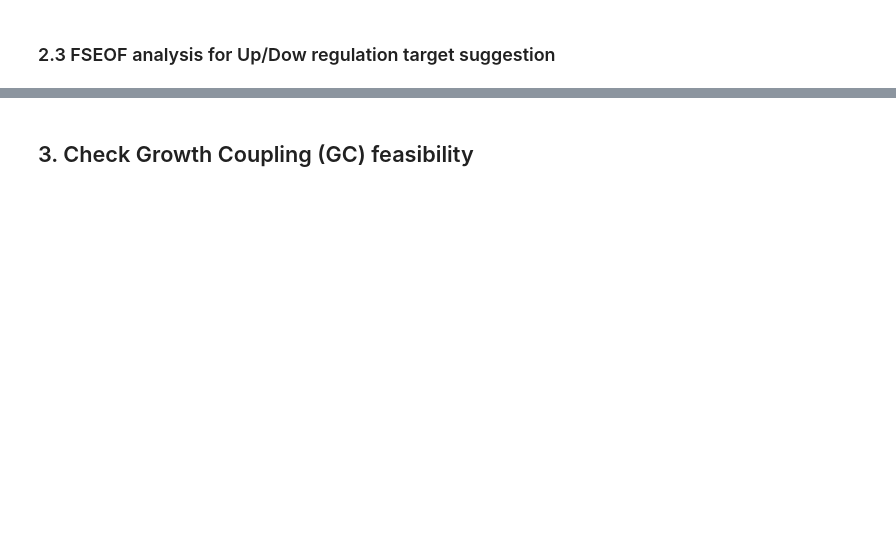
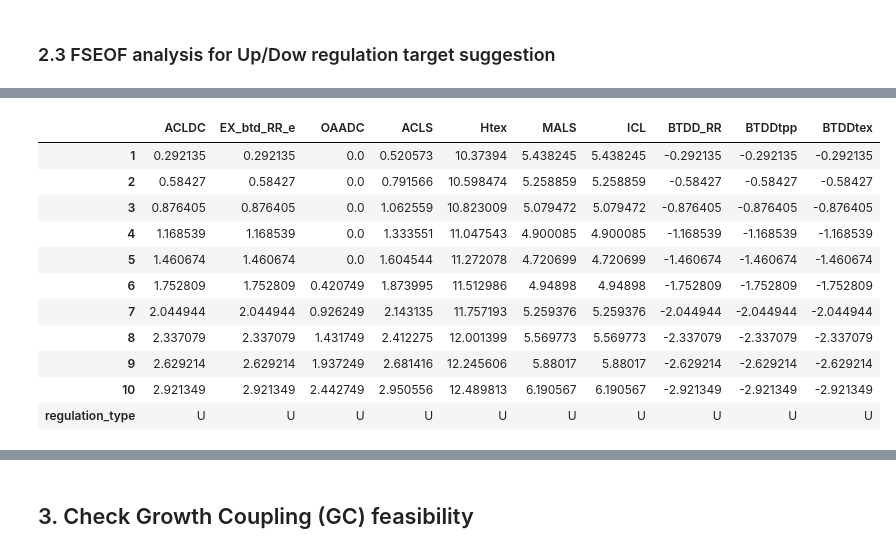
Before and after one commit to extrevaro/StrainDesignPipeline, a Jupyter notebook: Strain-Design-Pipeline.ipynb, the cells around one changed output, grey strips where cells are left out. Cells and saved outputs as stored; diff of their text form; code cells hidden in the pictures; blank space fills up the shorter version.

Commit message:
all widgets as tab input and FSEOF analysis results

```diff
--- a/Strain-Design-Pipeline.ipynb
+++ b/Strain-Design-Pipeline.ipynb
@@ -401,30 +430,29 @@ configured_model.summary()
 ### 2.3 FSEOF analysis for Up/Dow regulation target suggestion
 # %%
 if REGULATION_TARGETS:
+    print('Performing FSEOF analysis to detect potential regulation targets...')
     fseof = FSEOF(configured_model)
     fseof_result = fseof.run(target=configured_model.reactions.get_by_id(target_reaction))
     fseof_data = process_fseof_result(fseof_result)
     threshold = fseof_data.flux_difference.tolist()[0]*0.2
-
+    print('Displaying plot of top regulation targets')
     regulation_targets =plot_fseof_analysis(fseof_data,
                                             configured_model.reactions.get_by_id(target_reaction),
                                             threshold,
                                             regulation_type = 'U')
 
-    print('If you want, choose a regulation target')
-    regulation_target = widgets.RadioButtons(
-                            layout={'width': 'max-content'},
-                            options = regulation_targets,
-                            description='Candidates:',
+    flex_height = 30*(len(regulation_targets)+1)
+    margin = 80
+    display(HTML('<b>If you want, choose a regulation target and the up/down fold change you consider to apply :</b>'))
+    regulation_target = widgets.Select(
+                            layout={'height': '%spx' % str(flex_height-margin)},
+                            options = regulation_targets+['None'],
                             disabled=False
     )
-
-    print('Now choose the up/down regulation fold you consider to apply:')
     regulation_fold = widgets.IntSlider(
                             min=0,
                             max=10,
                             step=1,
-                            description='Test:',
                             disabled=False,
                             continuous_update=False,
                             orientation='horizontal',
@@ -432,5 +460,61 @@ if REGULATION_TARGETS:
                             readout_format='d'
     )
 
-    display(regulation_target)
-    display(regulation_fold)
+    #HBox styling
+    hbox_layout.width = '100%'
+    hbox_layout.justify_content = 'space-around'
+    hbox_layout.align_self = 'center'
+    #VBox styling
+    vbox_layout = Layout()
+    vbox_layout.width = '100%'
+    vbox_layout.justify_content = 'space-around'
+    vbox_layout.align_self = 'center'
+    vbox_layout.padding = '80px'
+
+    fseof_pm_dict = { 'UP/DOW Regulation Parameters' : HBox([HBox([HTML('Regulation Candidates'),
+                                                                   regulation_target],
+                                                                  layout = hbox_layout),
+                                                             VBox([HTML('Fold Change'),
+                                                                   regulation_fold],
+                                                                 layout = vbox_layout)],
+                                                            layout = hbox_layout)
+                    }
+
+    #Final Display:
+    window_layout = Layout()
+    window_layout.height = '%spx' % str(flex_height)
+    fseof_parameter_window = widgets.Tab(layout=window_layout)
+    tabs = []
+
+    for k, v in fseof_pm_dict.items():
+        tabs.append(fseof_pm_dict[k])
+        fseof_parameter_window.set_title(list(fseof_pm_dict.keys()).index(k), k)
+
+    fseof_parameter_window.children = tabs
+    #workaround for:
+    #    flex tab width, with more height and bold title text
+    #    increase the font size of the content
+    display(
+        HTML(
+            """
+    <style>
+    .jupyter-widgets.widget-tab > .p-TabBar .p-TabBar-tab {
+        flex: 0 1 auto;
+        height: 40px
+    }
+    .jupyter-widgets.widget-tab > .p-TabBar .p-TabBar-tabLabel {
+        font-weight: bold;
+        font-size: 15px;
+    }
+    .jupyter-widgets.widget-inline-hbox.widget-html >  div.widget-html-content {
+        font-size: 15px;
+    }
+    div.lm-Widget.p-Widget.jupyter-widgets.widget-inline-hbox.widget-checkbox > label.widget-label-basic {
+        font-size: 17px;
+    }
+    </style>
+    """
+        )
+    )
+    display(fseof_parameter_window)
+# %% [output]
@@ -436,0 +524,12 @@ if REGULATION_TARGETS:
+|  | ACLDC | EX_btd_RR_e | OAADC | ACLS | Htex | MALS | ICL | BTDD_RR | BTDDtpp | BTDDtex |
+| 1 | 0.292135 | 0.292135 | 0.0 | 0.520573 | 10.37394 | 5.438245 | 5.438245 | -0.292135 | -0.292135 | -0.292135 |
+| 2 | 0.58427 | 0.58427 | 0.0 | 0.791566 | 10.598474 | 5.258859 | 5.258859 | -0.58427 | -0.58427 | -0.58427 |
+| 3 | 0.876405 | 0.876405 | 0.0 | 1.062559 | 10.823009 | 5.079472 | 5.079472 | -0.876405 | -0.876405 | -0.876405 |
+| 4 | 1.168539 | 1.168539 | 0.0 | 1.333551 | 11.047543 | 4.900085 | 4.900085 | -1.168539 | -1.168539 | -1.168539 |
+| 5 | 1.460674 | 1.460674 | 0.0 | 1.604544 | 11.272078 | 4.720699 | 4.720699 | -1.460674 | -1.460674 | -1.460674 |
+| 6 | 1.752809 | 1.752809 | 0.420749 | 1.873995 | 11.512986 | 4.94898 | 4.94898 | -1.752809 | -1.752809 | -1.752809 |
+| 7 | 2.044944 | 2.044944 | 0.926249 | 2.143135 | 11.757193 | 5.259376 | 5.259376 | -2.044944 | -2.044944 | -2.044944 |
+| 8 | 2.337079 | 2.337079 | 1.431749 | 2.412275 | 12.001399 | 5.569773 | 5.569773 | -2.337079 | -2.337079 | -2.337079 |
+| 9 | 2.629214 | 2.629214 | 1.937249 | 2.681416 | 12.245606 | 5.88017 | 5.88017 | -2.629214 | -2.629214 | -2.629214 |
+| 10 | 2.921349 | 2.921349 | 2.442749 | 2.950556 | 12.489813 | 6.190567 | 6.190567 | -2.921349 | -2.921349 | -2.921349 |
+| regulation_type | U | U | U | U | U | U | U | U | U | U |
```
Also changed, not shown: parts of 11 cells of this notebook, 4 other files.
